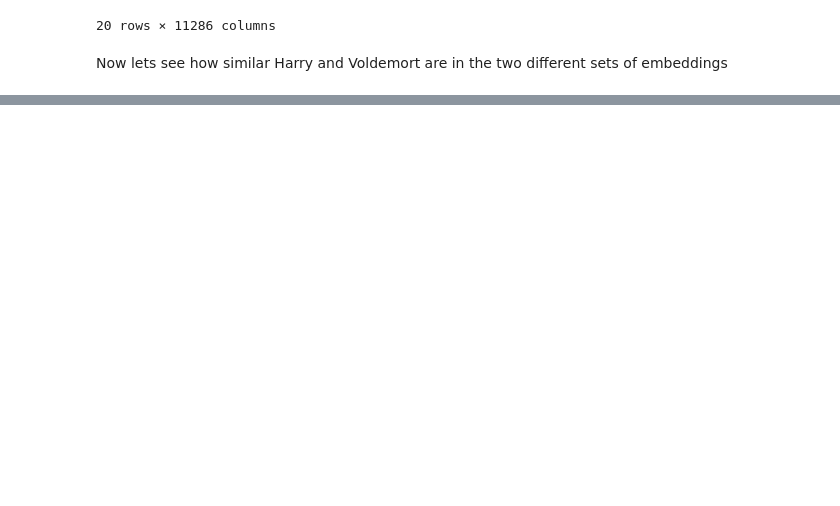
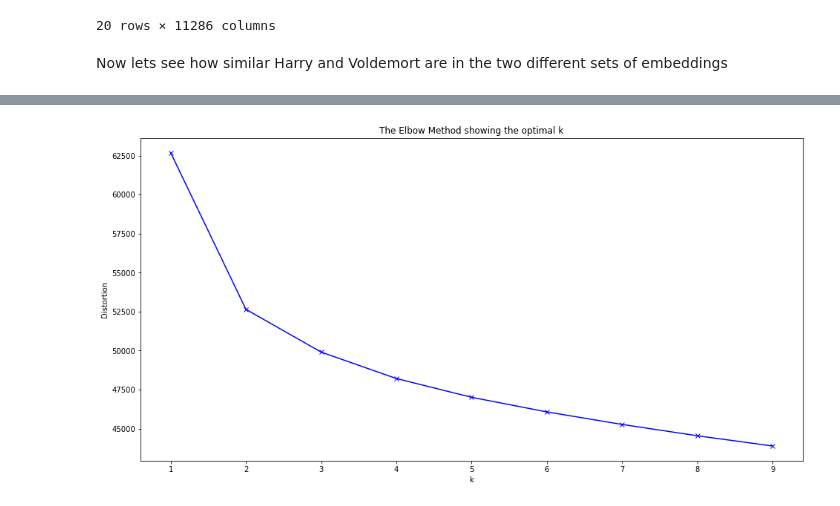
Before and after one commit to sbrenner132/modified-word2vec, a Jupyter notebook: results_analysis.ipynb, the cells around one changed output, grey strips where cells are left out. Cells and saved outputs as stored; diff of their text form; code cells hidden in the pictures; blank space fills up the shorter version.

Commit message:
Added clustering section in results_analysis

```diff
--- a/results_analysis.ipynb
+++ b/results_analysis.ipynb
@@ -169,0 +170,25 @@ scatter_labels(dimensional_reduced[:,0], dimensional_reduced[:,1], all_words, "W
+# %%
+import pandas as pd
+import numpy as np
+import matplotlib.pyplot as plt
+%matplotlib inline
+from sklearn.cluster import KMeans
+from sklearn import datasets
+
+#final = df_final_embeddings_random
+final = df_final_embeddings_co_oc
+
+distortions = []
+K = range(1,10)
+for k in K:
+    kmeanModel = KMeans(n_clusters=k)
+    kmeanModel.fit(final.T)
+    distortions.append(kmeanModel.inertia_)
+plt.figure(figsize=(16,8))
+plt.plot(K, distortions, 'bx-')
+plt.xlabel('k')
+plt.ylabel('Distortion')
+plt.title('The Elbow Method showing the optimal k')
+plt.show()
+# %% [output]
+[figure, added]
```
Also changed, not shown: parts of 9 cells of this notebook.
